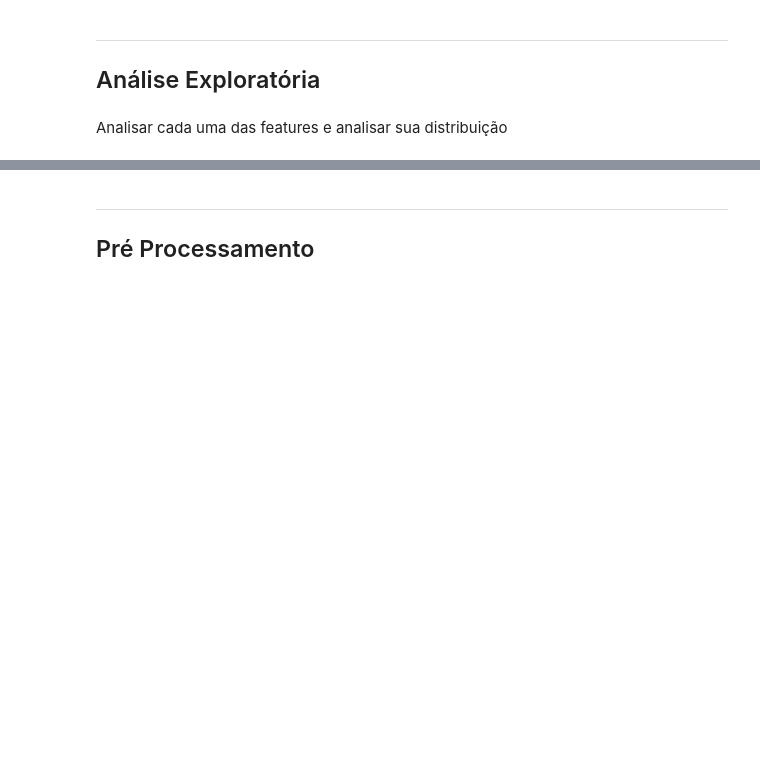
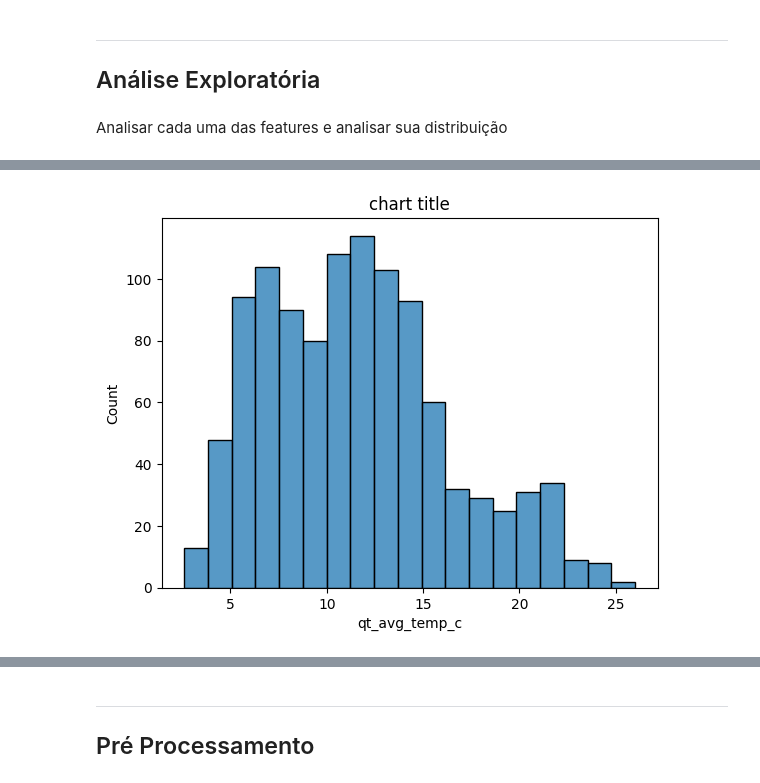
Before and after one commit to phenrike/tech-challenge-fase3-3MLET, a Jupyter notebook: app/notebook.ipynb, the cells around one changed output, grey strips where cells are left out. Saved outputs shown, nothing was run; the diff lists cells and outputs as text; code cells hidden in the pictures; blank space fills up the shorter version.

```diff
--- a/app/notebook.ipynb
+++ b/app/notebook.ipynb
@@ -21,0 +77,3 @@ NameError: name 'df' is not defined
+# %%
+df_measurements['dt_date'] = df_measurements['dt_date_from'].apply(lambda x: x.date().isoformat() if pd.notnull(x) else None)
+df_measurements.head()
@@ -21,0 +87,4 @@ NameError: name 'df' is not defined
+# %%
+# merge dos dois dataframes
+df = pd.merge(df_weather_history, df_measurements, on=['ds_city', 'dt_date'], how='inner')
+df.head()
@@ -21,0 +98,7 @@ NameError: name 'df' is not defined
+# %%
+# remocao de colunas
+df.drop(columns=['id_x', 'id_y', 'id_sensor', 'dt_date_from', 'dt_date_to'], inplace=True)
+# %%
+# média da leitura dos sensores para cada cidade
+df = df.groupby(['ds_city', 'dt_date']).mean().reset_index()
+df.head()
@@ -22,5 +112,7 @@ NameError: name 'df' is not defined
 # %%
-# distribuicao das features numericas
-sns.histplot(df['feature_name'])
+# distribuicao da temperatura média
+sns.histplot(df['qt_avg_temp_c'])
 plt.title('chart title')
 plt.show()
+# %% [output]
+[figure, added]
```
Also changed, not shown: parts of 22 cells of this notebook, 2 other files.
